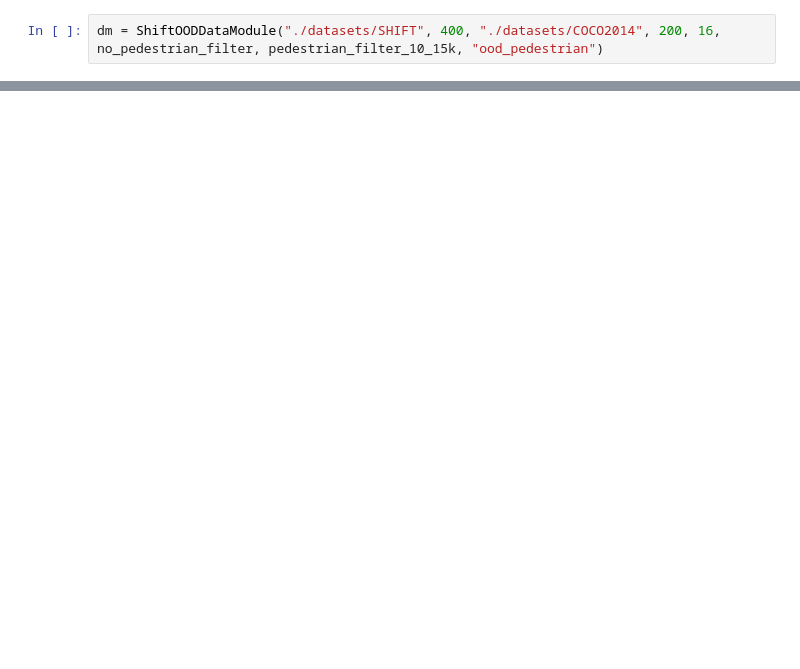
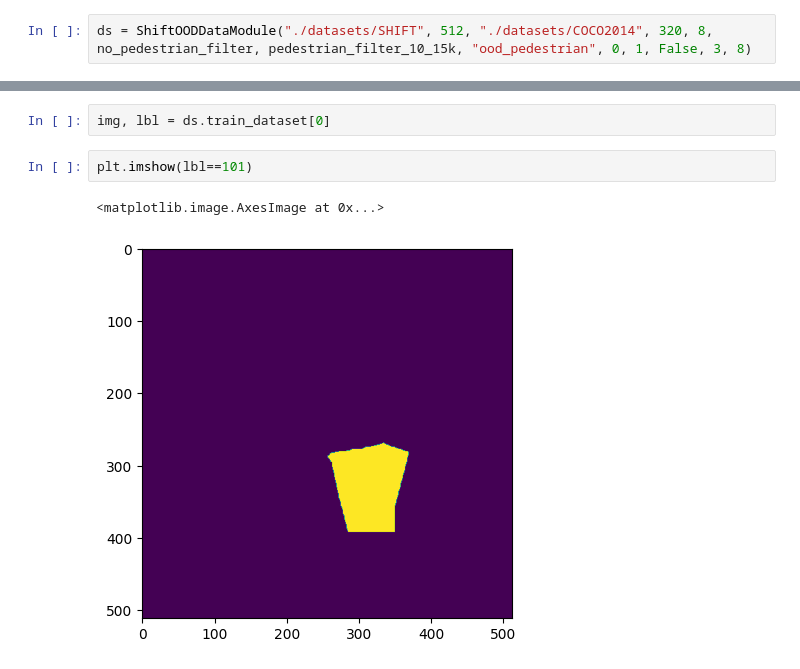
Before and after one commit to mbisan/outlier-detection, a Jupyter notebook: notebooks/test_.ipynb, the cells around one changed output, grey strips where cells are left out. Cells and saved outputs as stored; diff of their text form; blank space fills up the shorter version.

```diff
--- a/notebooks/test_.ipynb
+++ b/notebooks/test_.ipynb
@@ -12,4 +13,4 @@ from data.shift_dataset import pedestrian_filter_10_15k, no_pedestrian_filter
 # %%
-dm = ShiftOODDataModule("./datasets/SHIFT", 400, "./datasets/COCO2014", 200, 16, no_pedestrian_filter, pedestrian_filter_10_15k, "ood_pedestrian")
+ds = ShiftOODDataModule("./datasets/SHIFT", 512, "./datasets/COCO2014", 320, 8, no_pedestrian_filter, pedestrian_filter_10_15k, "ood_pedestrian", 0, 1, False, 3, 8)
 # %% [output]
 loading annotations into memory...
@@ -33,0 +20,7 @@ model = WrapperOod.load_from_checkpoint(
+# %%
+img, lbl = ds.train_dataset[0]
+# %%
+plt.imshow(lbl==101)
+# %% [output]
+<matplotlib.image.AxesImage at 0x...>
+[figure, added]
```
Also changed, not shown: parts of 8 cells of this notebook, 4 other files.
